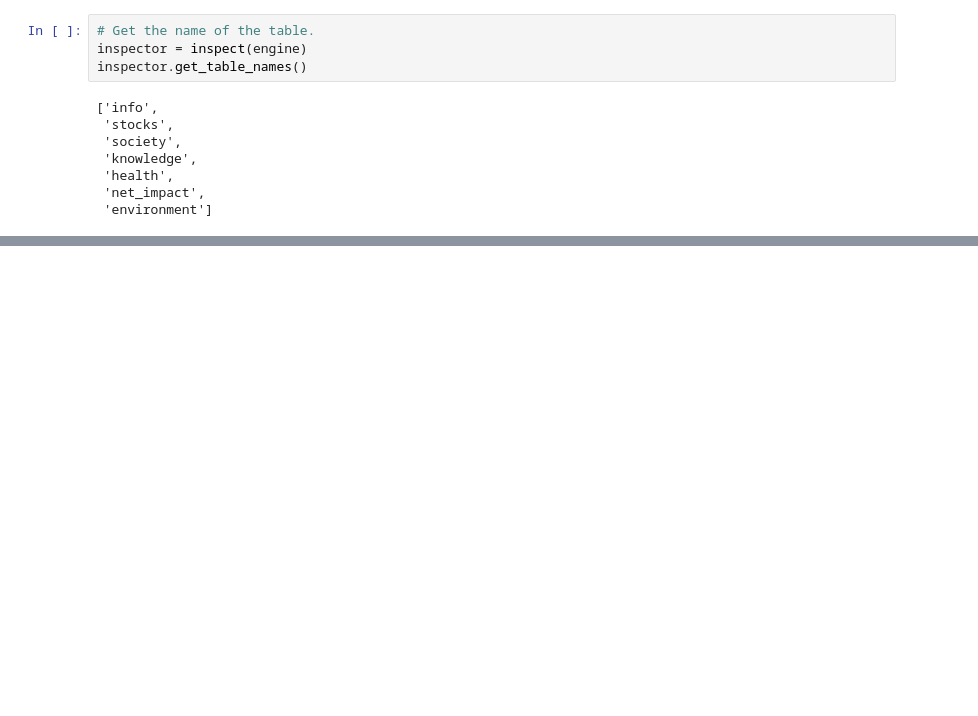
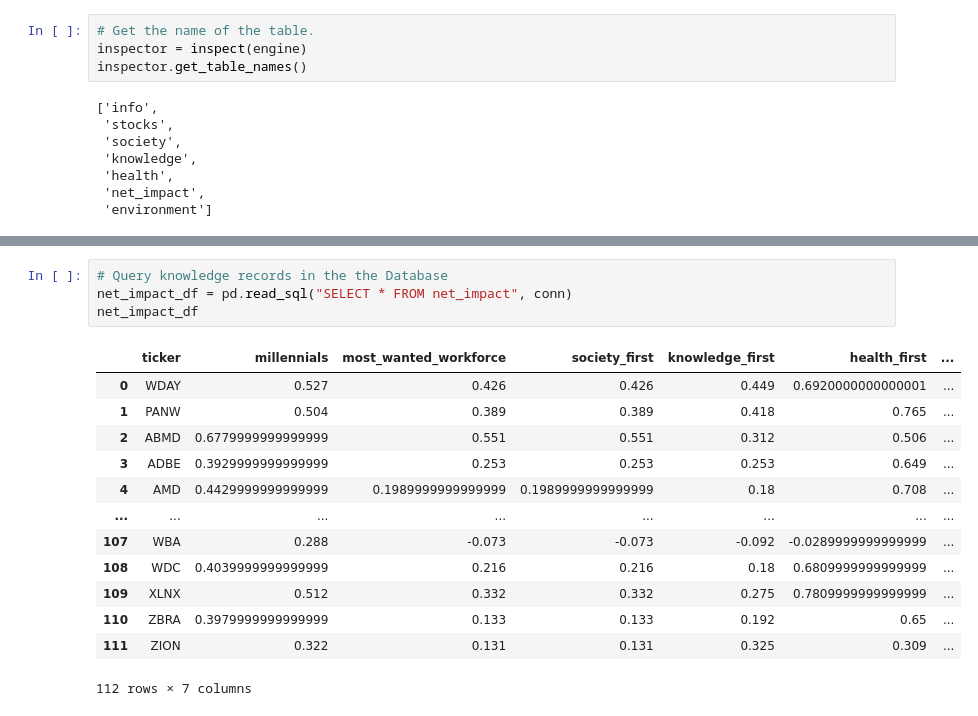
Before and after one commit to sucharita1/ESG_investing_analysis, a Jupyter notebook: Connect_Database.ipynb, the cells around one changed output, grey strips where cells are left out. Drawn from its saved outputs; the diff is of its cells as text; blank space fills up the shorter version.

```diff
--- a/Connect_Database.ipynb
+++ b/Connect_Database.ipynb
@@ -114,0 +88,18 @@ for record in data:
+# %%
+# Query knowledge records in the the Database
+net_impact_df = pd.read_sql("SELECT * FROM net_impact", conn)
+net_impact_df
+# %% [output]
+|  | ticker | millennials | most_wanted_workforce | society_first | knowledge_first | health_first | ... |
+| 0 | WDAY | 0.527 | 0.426 | 0.426 | 0.449 | 0.6920000000000001 | ... |
+| 1 | PANW | 0.504 | 0.389 | 0.389 | 0.418 | 0.765 | ... |
+| 2 | ABMD | 0.6779999999999999 | 0.551 | 0.551 | 0.312 | 0.506 | ... |
+| 3 | ADBE | 0.3929999999999999 | 0.253 | 0.253 | 0.253 | 0.649 | ... |
+| 4 | AMD | 0.4429999999999999 | 0.1989999999999999 | 0.1989999999999999 | 0.18 | 0.708 | ... |
+| ... | ... | ... | ... | ... | ... | ... | ... |
+| 107 | WBA | 0.288 | -0.073 | -0.073 | -0.092 | -0.0289999999999999 | ... |
+| 108 | WDC | 0.4039999999999999 | 0.216 | 0.216 | 0.18 | 0.6809999999999999 | ... |
+| 109 | XLNX | 0.512 | 0.332 | 0.332 | 0.275 | 0.7809999999999999 | ... |
+| 110 | ZBRA | 0.3979999999999999 | 0.133 | 0.133 | 0.192 | 0.65 | ... |
+| 111 | ZION | 0.322 | 0.131 | 0.131 | 0.325 | 0.309 | ... |
+112 rows × 7 columns
```
Also changed, not shown: parts of 13 cells of this notebook, 1 other file.
